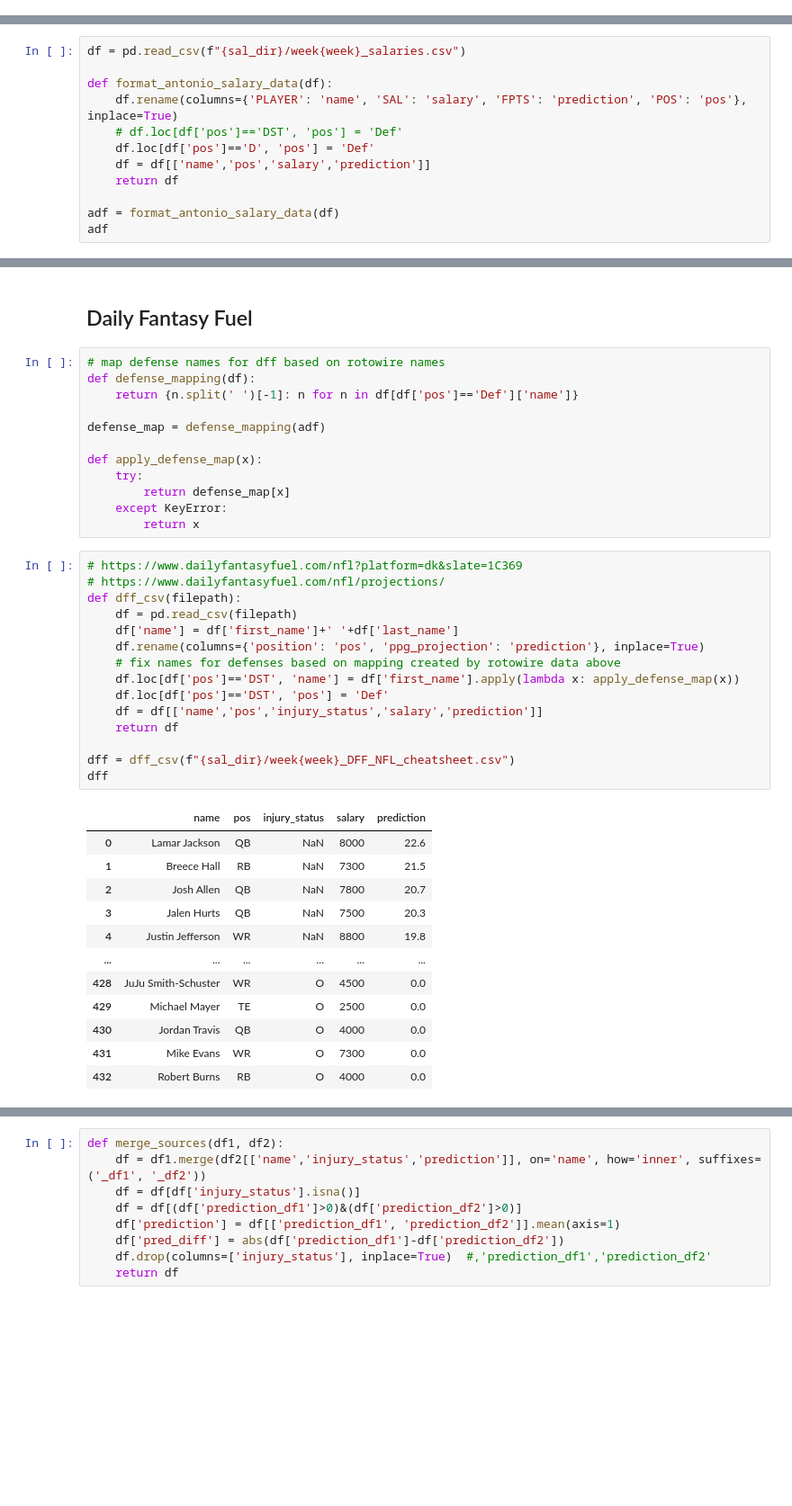
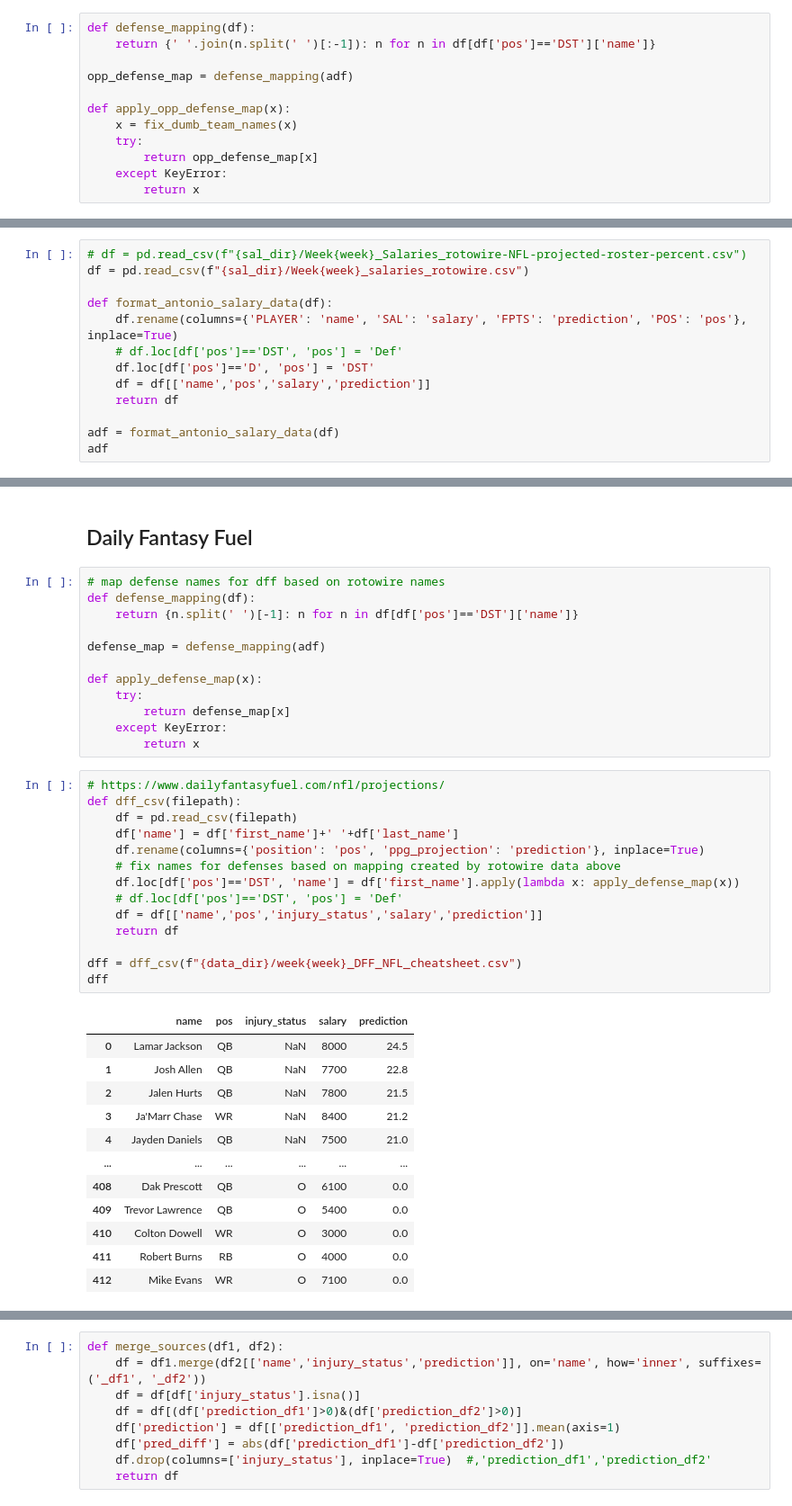
Before and after one commit to ahs8w/model_football, a Jupyter notebook: 2024_Team_Picks.ipynb, the cells around one changed output, grey strips where cells are left out. Shown at 90% size. Cells and saved outputs as stored; diff of their text form; blank space fills up the shorter version.

```diff
--- a/2024_Team_Picks.ipynb
+++ b/2024_Team_Picks.ipynb
@@ -31,0 +178,12 @@ sal_dir = f"{primary_dir}/Weekly Salary Data"
+# %%
+def defense_mapping(df):
+    return {' '.join(n.split(' ')[:-1]): n for n in df[df['pos']=='DST']['name']}
+
+opp_defense_map = defense_mapping(adf)
+
+def apply_opp_defense_map(x):
+    x = fix_dumb_team_names(x)
+    try:
+        return opp_defense_map[x]
+    except KeyError:
+        return x
@@ -63,12 +273,13 @@ len(rdf[rdf['pos']=='Def'])
 # %% [markdown]
 ## Antonio's Official Data
 # %%
-df = pd.read_csv(f"{sal_dir}/week{week}_salaries.csv")
+# df = pd.read_csv(f"{sal_dir}/Week{week}_Salaries_rotowire-NFL-projected-roster-percent.csv")
+df = pd.read_csv(f"{sal_dir}/Week{week}_salaries_rotowire.csv")
 
 def format_antonio_salary_data(df):
     df.rename(columns={'PLAYER': 'name', 'SAL': 'salary', 'FPTS': 'prediction', 'POS': 'pos'}, inplace=True)
     # df.loc[df['pos']=='DST', 'pos'] = 'Def'
-    df.loc[df['pos']=='D', 'pos'] = 'Def'
+    df.loc[df['pos']=='D', 'pos'] = 'DST'
     df = df[['name','pos','salary','prediction']]
     return df
 
@@ -97,7 +294,7 @@ len(adf[adf['pos']=='Def'])
 # %%
 # map defense names for dff based on rotowire names
 def defense_mapping(df):
-    return {n.split(' ')[-1]: n for n in df[df['pos']=='Def']['name']}
+    return {n.split(' ')[-1]: n for n in df[df['pos']=='DST']['name']}
 
 defense_map = defense_mapping(adf)
 
@@ -107,30 +304,29 @@ def apply_defense_map(x):
     except KeyError:
         return x
 # %%
-# https://www.dailyfantasyfuel.com/nfl?platform=dk&slate=1C369
 # https://www.dailyfantasyfuel.com/nfl/projections/
 def dff_csv(filepath):
     df = pd.read_csv(filepath)
     df['name'] = df['first_name']+' '+df['last_name']
     df.rename(columns={'position': 'pos', 'ppg_projection': 'prediction'}, inplace=True)
     # fix names for defenses based on mapping created by rotowire data above
     df.loc[df['pos']=='DST', 'name'] = df['first_name'].apply(lambda x: apply_defense_map(x))
-    df.loc[df['pos']=='DST', 'pos'] = 'Def'
+    # df.loc[df['pos']=='DST', 'pos'] = 'Def'
     df = df[['name','pos','injury_status','salary','prediction']]
     return df
 
-dff = dff_csv(f"{sal_dir}/week{week}_DFF_NFL_cheatsheet.csv")
+dff = dff_csv(f"{data_dir}/week{week}_DFF_NFL_cheatsheet.csv")
 dff
 # %% [output]
 |  | name | pos | injury_status | salary | prediction |
-| 0 | Lamar Jackson | QB | NaN | 8000 | 22.6 |
-| 1 | Breece Hall | RB | NaN | 7300 | 21.5 |
-| 2 | Josh Allen | QB | NaN | 7800 | 20.7 |
-| 3 | Jalen Hurts | QB | NaN | 7500 | 20.3 |
-| 4 | Justin Jefferson | WR | NaN | 8800 | 19.8 |
+| 0 | Lamar Jackson | QB | NaN | 8000 | 24.5 |
+| 1 | Josh Allen | QB | NaN | 7700 | 22.8 |
+| 2 | Jalen Hurts | QB | NaN | 7800 | 21.5 |
+| 3 | Ja'Marr Chase | WR | NaN | 8400 | 21.2 |
+| 4 | Jayden Daniels | QB | NaN | 7500 | 21.0 |
 | ... | ... | ... | ... | ... | ... |
-| 428 | JuJu Smith-Schuster | WR | O | 4500 | 0.0 |
-| 429 | Michael Mayer | TE | O | 2500 | 0.0 |
-| 430 | Jordan Travis | QB | O | 4000 | 0.0 |
-| 431 | Mike Evans | WR | O | 7300 | 0.0 |
-| 432 | Robert Burns | RB | O | 4000 | 0.0 |
+| 408 | Dak Prescott | QB | O | 6100 | 0.0 |
+| 409 | Trevor Lawrence | QB | O | 5400 | 0.0 |
+| 410 | Colton Dowell | WR | O | 3000 | 0.0 |
+| 411 | Robert Burns | RB | O | 4000 | 0.0 |
+| 412 | Mike Evans | WR | O | 7100 | 0.0 |
```
Also changed, not shown: parts of 68 cells of this notebook, 15 other files.
